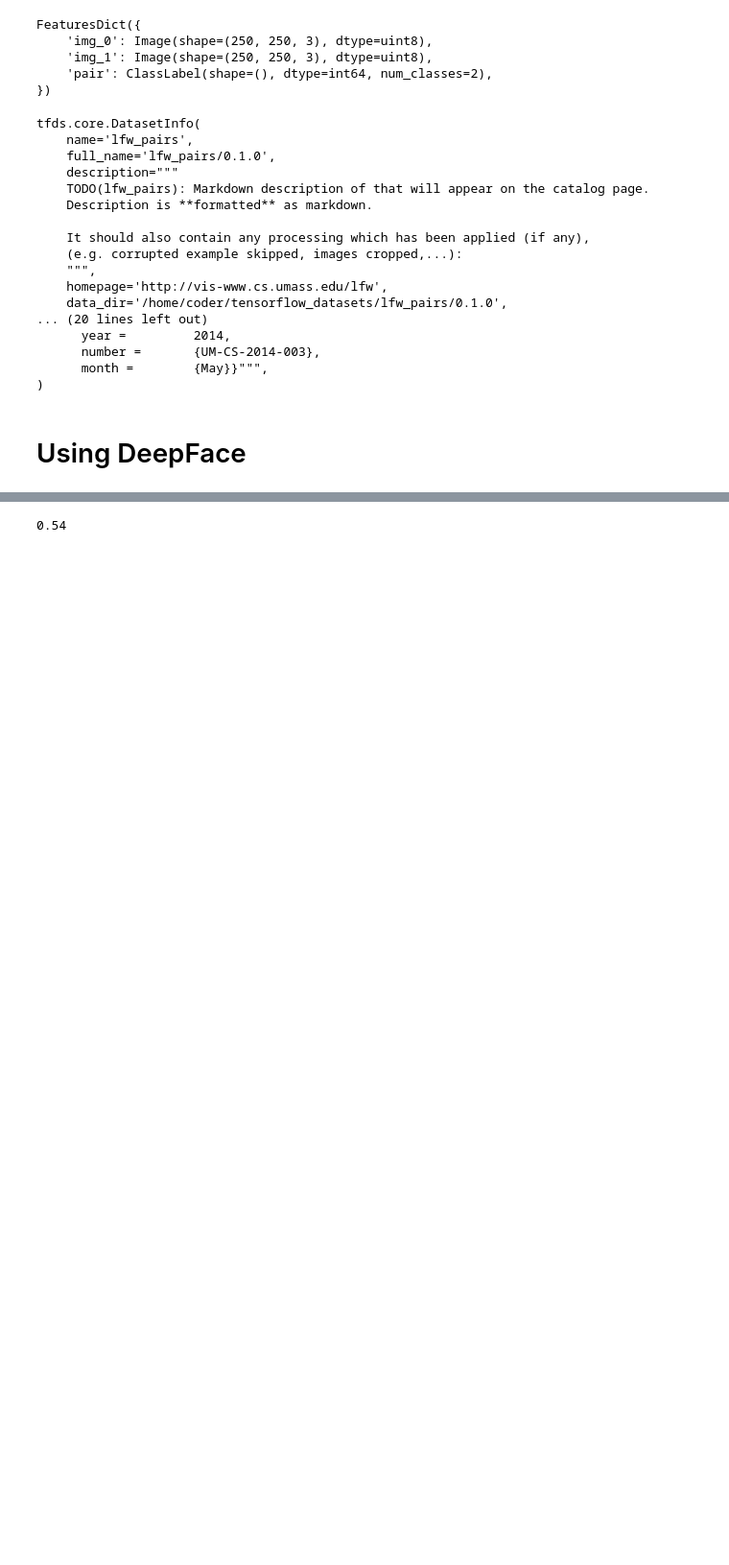
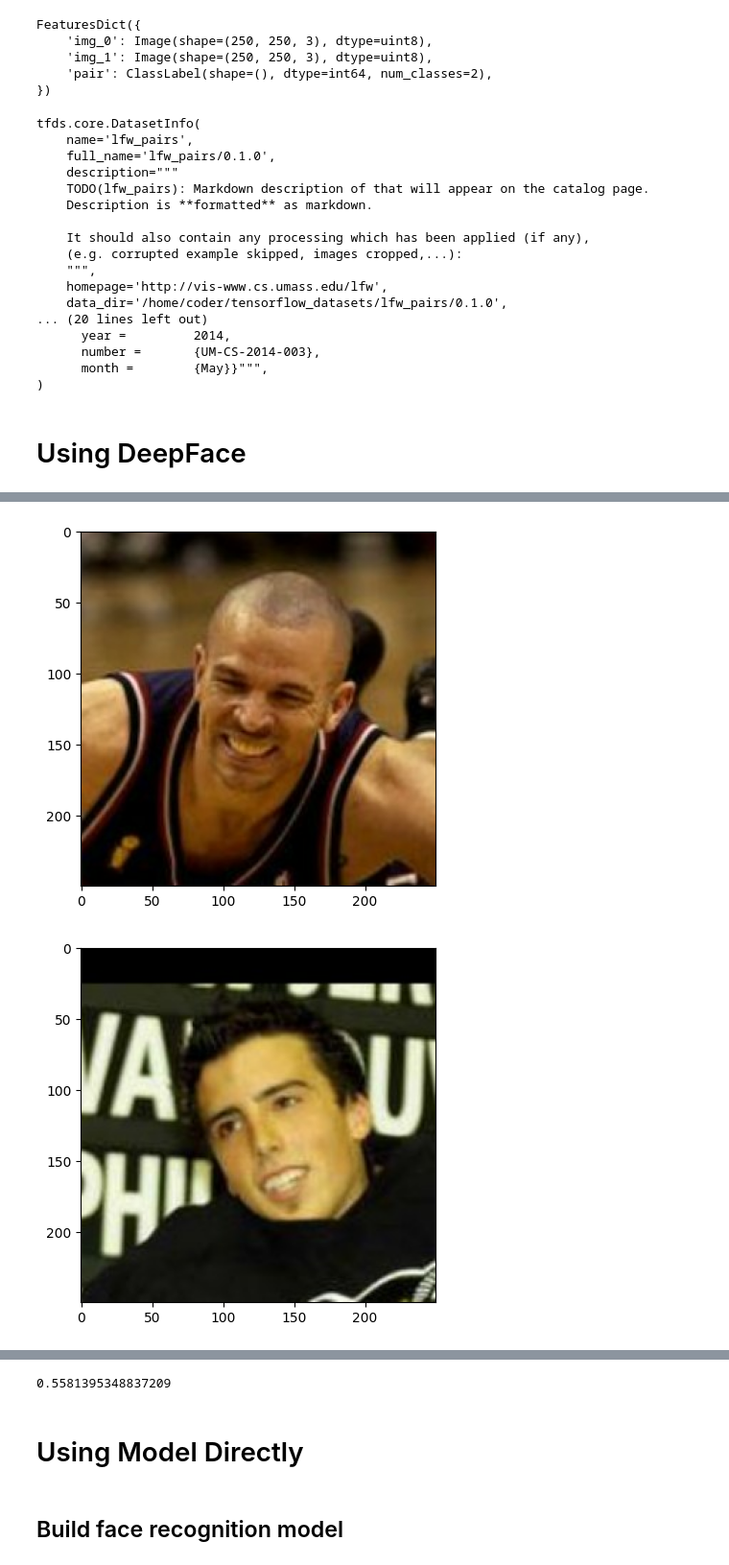
Before and after one commit to cmu-spuds/auramask, a Jupyter notebook: face-test.ipynb, the cells around one changed output, grey strips where cells are left out. Shown at 96% size. Cells and saved outputs as stored; diff of their text form; code cells hidden in the pictures; blank space fills up the shorter version.

```diff
--- a/face-test.ipynb
+++ b/face-test.ipynb
@@ -109,21 +109,29 @@ model = DeepFace.build_model(model_name='Facenet')
 # %%
 gt = []
 pred = []
 
 models = [
   "VGG-Face",
   "Facenet",
   "Facenet512",
   "OpenFace",
   "DeepFace",
   "DeepID",
   "ArcFace",
   "Dlib",
   "SFace",
 ]
 
 ds_test = ds['test'].batch(32).prefetch(buffer_size=tf.data.AUTOTUNE)
 
 for x in ds['train'].take(50).as_numpy_iterator():
-  pred.append(DeepFace.verify(x['img_0'], x['img_1'], model_name=models[3], enforce_detection=False)['verified'])
-  gt.append(x['pair'])
+  try:
+    pred.append(DeepFace.verify(x['img_0'], x['img_1'], model_name=models[3], enforce_detection=True)['verified'])
+    gt.append(x['pair'])
+  except:
+    plt.imshow(x['img_0'])
+    plt.show()
+    plt.imshow(x['img_1'])
+# %% [output]
+[figure, added]
+[figure, added]
@@ -131,4 +145,6 @@ for x in ds['train'].take(50).as_numpy_iterator():
 from sklearn.metrics import accuracy_score
 print(accuracy_score(gt, pred))
 # %% [output]
-0.54
+0.5581395348837209
+# %% [markdown]
+# Using Model Directly
@@ -134,0 +157,2 @@ print(accuracy_score(gt, pred))
+# %% [markdown]
+## Build face recognition model
```
Also changed, not shown: parts of 21 cells of this notebook.
